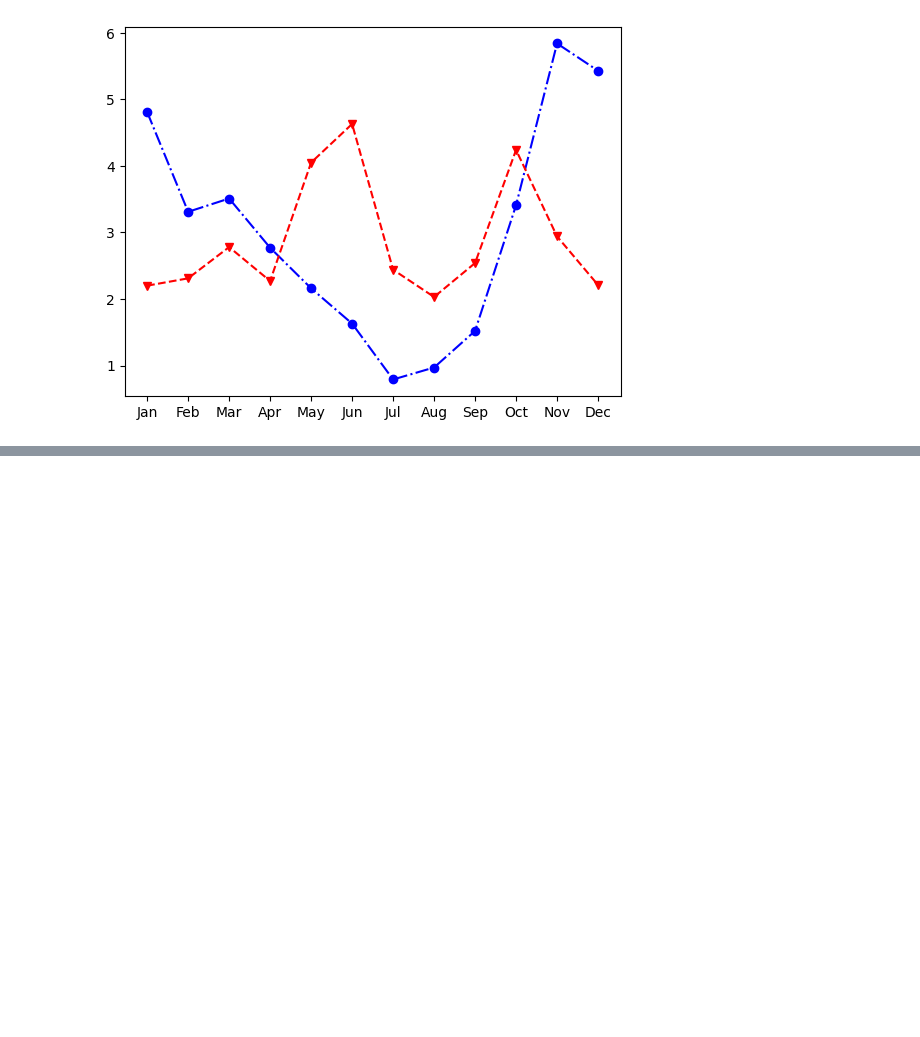
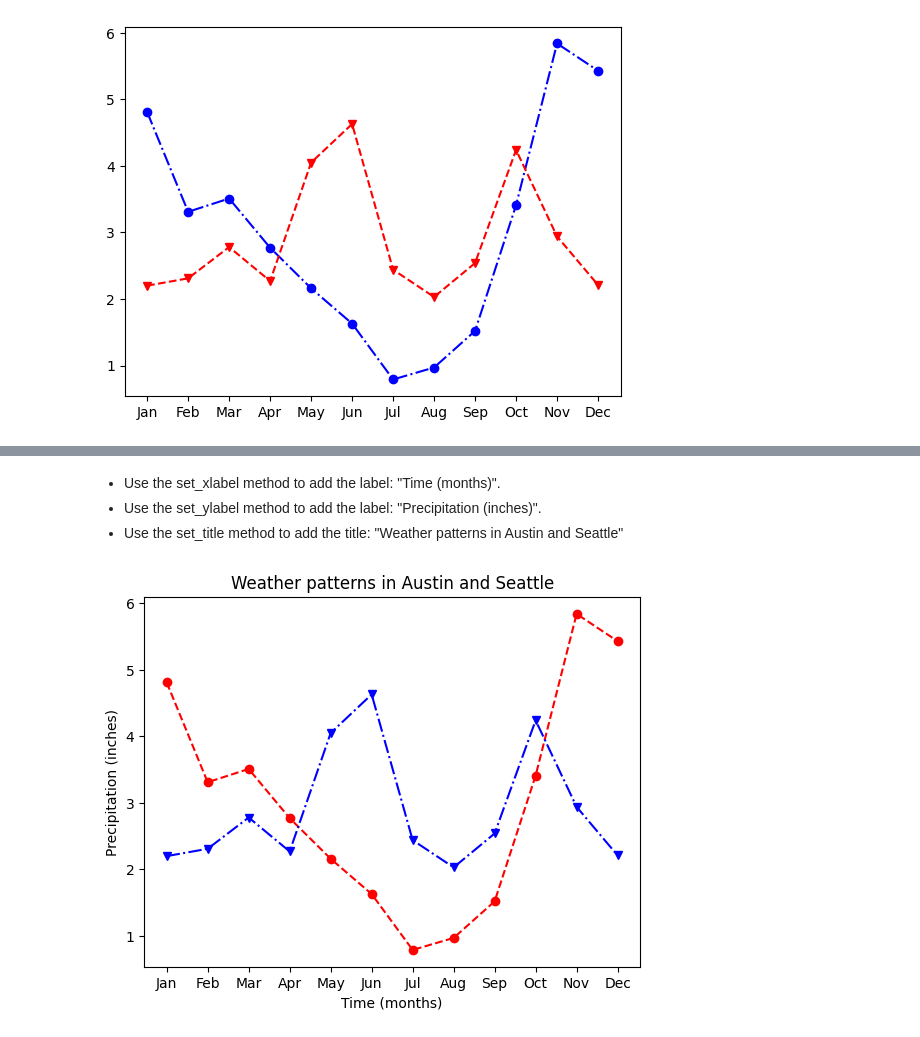
Before and after one commit to manthilaw/Python-Projects, a Jupyter notebook: DataCamp_Introduction_to_Data_Visualization_with_Matplotlib.ipynb, the cells around one changed output, grey strips where cells are left out. Saved outputs shown, nothing was run; the diff lists cells and outputs as text; code cells hidden in the pictures; blank space fills up the shorter version.

```diff
--- a/DataCamp_Introduction_to_Data_Visualization_with_Matplotlib.ipynb
+++ b/DataCamp_Introduction_to_Data_Visualization_with_Matplotlib.ipynb
@@ -125,0 +141,29 @@ plt.show()
+# %% [markdown]
+* Use the set_xlabel method to add the label: "Time (months)".
+* Use the set_ylabel method to add the label: "Precipitation (inches)".
+* Use the set_title method to add the title: "Weather patterns in Austin and Seattle"
+# %%
+# Import the matplotlib.pyplot submodule and name it plt
+
+import matplotlib.pyplot as plt
+
+# Create a Figure and an Axes with plt.subplots
+fig, ax = plt.subplots()
+
+ax.plot(seattle_weather["MONTH"],seattle_weather["MLY-PRCP-NORMAL"],marker = 'o',color = 'r',linestyle = '--')
+
+ax.plot(austin_weather["MONTH"],austin_weather["MLY-PRCP-NORMAL"],marker = 'v',color = 'b',linestyle = '-.')
+
+# Customize the x-axis label
+ax.set_xlabel("Time (months)")
+
+# Customize the y-axis label
+ax.set_ylabel("Precipitation (inches)")
+
+# Add title
+ax.set_title("Weather patterns in Austin and Seattle")
+
+#Show the plot
+plt.show()
+# %% [output]
+[figure, added]
```
Also changed, not shown: parts of 9 cells of this notebook.
